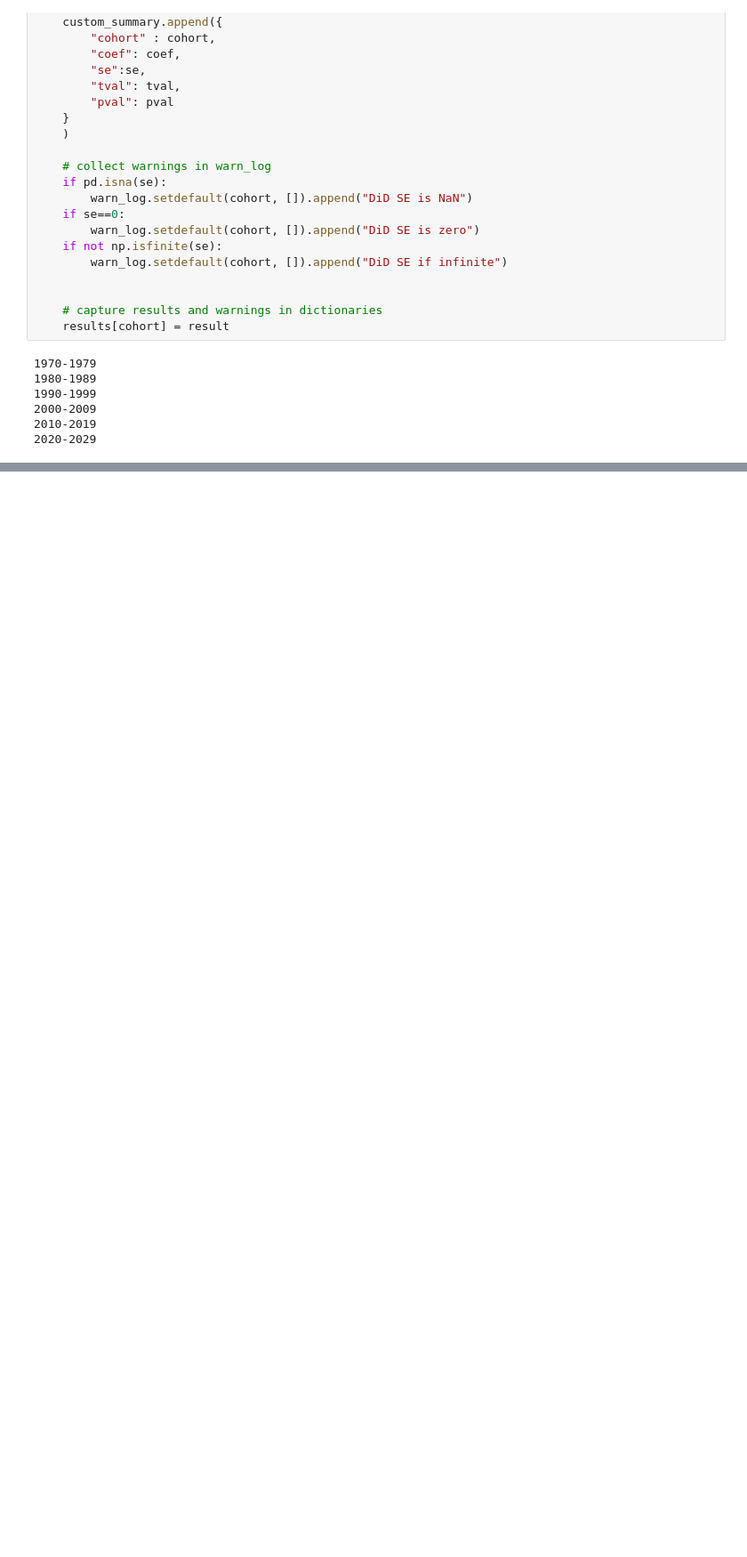
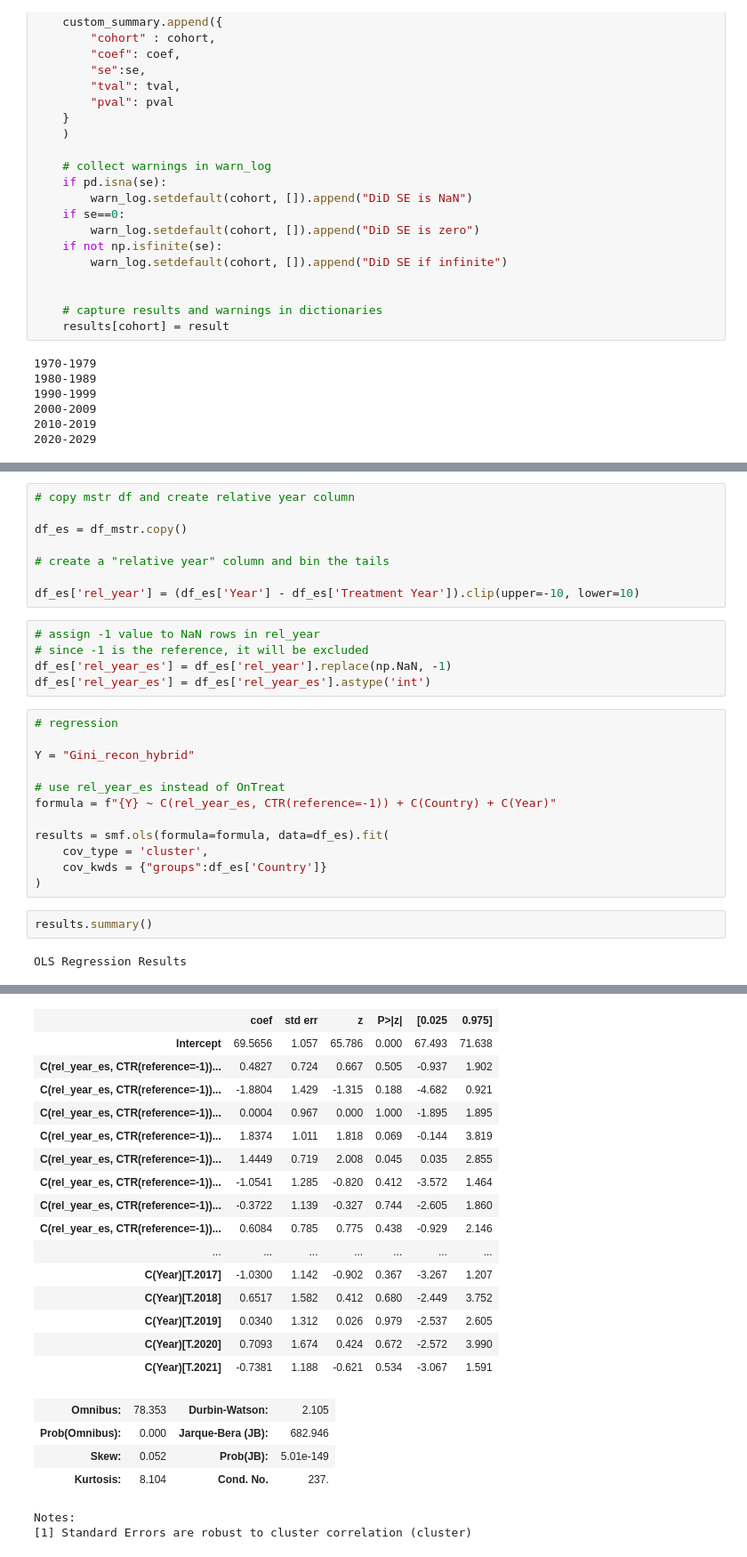
Before and after one commit to LittleBiggler/CoResidence, a Jupyter notebook: cores_causal.ipynb, the cells around one changed output, grey strips where cells are left out. Shown at 89% size. Cells and saved outputs as stored; diff of their text form; blank space fills up the shorter version.

Commit message:
Event Study
Event study with baseline -1 years completed.

```diff
--- a/cores_causal.ipynb
+++ b/cores_causal.ipynb
@@ -415,0 +365,29 @@ Name: Treatment, dtype: int64
+# %%
+# copy mstr df and create relative year column
+
+df_es = df_mstr.copy()
+
+# create a "relative year" column and bin the tails
+
+df_es['rel_year'] = (df_es['Year'] - df_es['Treatment Year']).clip(upper=-10, lower=10)
+# %%
+# assign -1 value to NaN rows in rel_year
+# since -1 is the reference, it will be excluded
+df_es['rel_year_es'] = df_es['rel_year'].replace(np.NaN, -1)
+df_es['rel_year_es'] = df_es['rel_year_es'].astype('int')
+# %%
+# regression
+
+Y = "Gini_recon_hybrid"
+
+# use rel_year_es instead of OnTreat
+formula = f"{Y} ~ C(rel_year_es, CTR(reference=-1)) + C(Country) + C(Year)"
+
+results = smf.ols(formula=formula, data=df_es).fit(
+    cov_type = 'cluster',
+    cov_kwds = {"groups":df_es['Country']}
+)
+# %%
+results.summary()
+# %% [output]
+OLS Regression Results
@@ -415,0 +403,22 @@ Name: Treatment, dtype: int64
+|  | coef | std err | z | P>|z| | [0.025 | 0.975] |
+| Intercept | 69.5656 | 1.057 | 65.786 | 0.000 | 67.493 | 71.638 |
+| C(rel_year_es, CTR(reference=-1))... | 0.4827 | 0.724 | 0.667 | 0.505 | -0.937 | 1.902 |
+| C(rel_year_es, CTR(reference=-1))... | -1.8804 | 1.429 | -1.315 | 0.188 | -4.682 | 0.921 |
+| C(rel_year_es, CTR(reference=-1))... | 0.0004 | 0.967 | 0.000 | 1.000 | -1.895 | 1.895 |
+| C(rel_year_es, CTR(reference=-1))... | 1.8374 | 1.011 | 1.818 | 0.069 | -0.144 | 3.819 |
+| C(rel_year_es, CTR(reference=-1))... | 1.4449 | 0.719 | 2.008 | 0.045 | 0.035 | 2.855 |
+| C(rel_year_es, CTR(reference=-1))... | -1.0541 | 1.285 | -0.820 | 0.412 | -3.572 | 1.464 |
+| C(rel_year_es, CTR(reference=-1))... | -0.3722 | 1.139 | -0.327 | 0.744 | -2.605 | 1.860 |
+| C(rel_year_es, CTR(reference=-1))... | 0.6084 | 0.785 | 0.775 | 0.438 | -0.929 | 2.146 |
+| ... | ... | ... | ... | ... | ... | ... |
+| C(Year)[T.2017] | -1.0300 | 1.142 | -0.902 | 0.367 | -3.267 | 1.207 |
+| C(Year)[T.2018] | 0.6517 | 1.582 | 0.412 | 0.680 | -2.449 | 3.752 |
+| C(Year)[T.2019] | 0.0340 | 1.312 | 0.026 | 0.979 | -2.537 | 2.605 |
+| C(Year)[T.2020] | 0.7093 | 1.674 | 0.424 | 0.672 | -2.572 | 3.990 |
+| C(Year)[T.2021] | -0.7381 | 1.188 | -0.621 | 0.534 | -3.067 | 1.591 |
+| Omnibus: | 78.353 | Durbin-Watson: | 2.105 |
+| Prob(Omnibus): | 0.000 | Jarque-Bera (JB): | 682.946 |
+| Skew: | 0.052 | Prob(JB): | 5.01e-149 |
+| Kurtosis: | 8.104 | Cond. No. | 237. |
+Notes:
+[1] Standard Errors are robust to cluster correlation (cluster)
```
Also changed, not shown: parts of 12 cells of this notebook.
